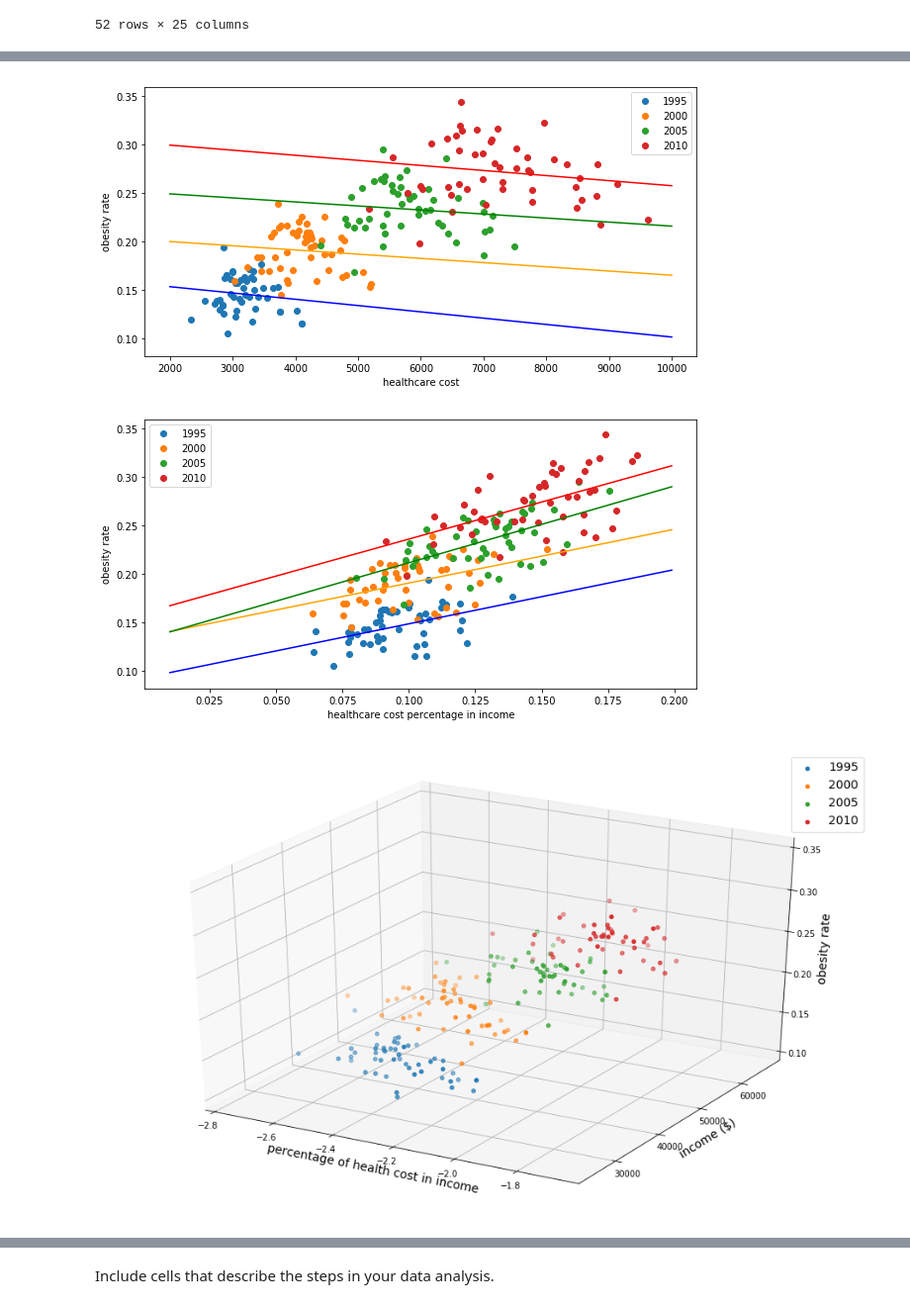
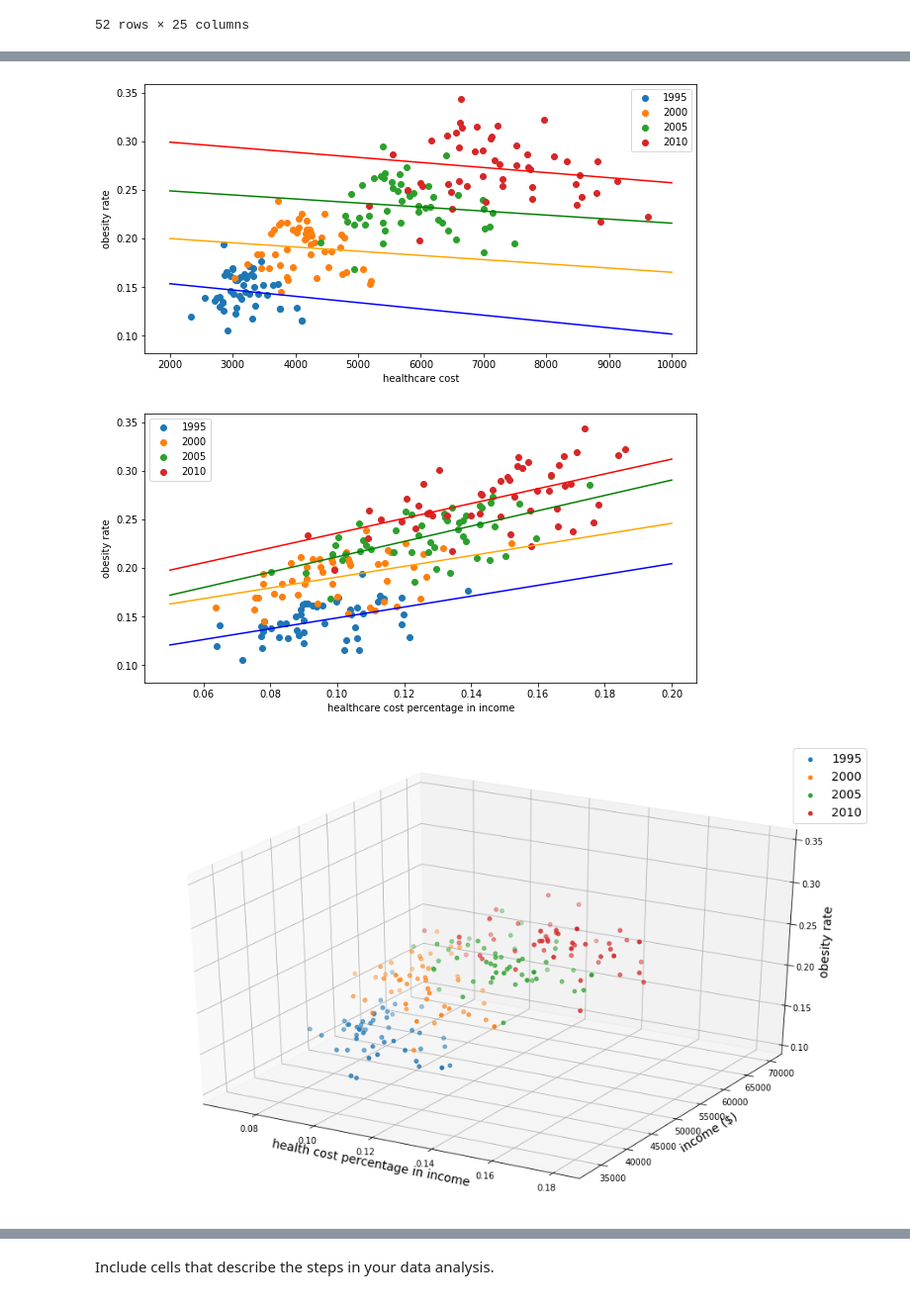
Before and after one commit to pcn006/Projects, a Jupyter notebook: FinalProject.ipynb, the cells around one changed output, grey strips where cells are left out. Shown at 99% size. Cells and saved outputs as stored; diff of their text form; code cells hidden in the pictures.

```diff
--- a/FinalProject.ipynb
+++ b/FinalProject.ipynb
@@ -171,0 +120,13 @@ corr_2010
+# %%
+##
+##
+years = np.array([1995, 2000, 2003, 2004, 2005, 2006, 2007, 2008, 2009, 2010, 2011, 2012, 2013, 2014])
+for i in years:
+    exec("data_"+str(i)+" = income_summary[['state', '"+str(i)+"']]")
+    exec("data_"+str(i)+" = data_"+str(i)+".rename(index=str, columns={'"+str(i)+"':'income'})")
+    exec("data_"+str(i)+" = pd.merge(data_"+str(i)+", obesity_summary[['state','"+str(i)+"']], on=('state'))")
+    exec("data_"+str(i)+" = data_"+str(i)+".rename(index=str, columns={'"+str(i)+"':'obesity'})")
+    exec("data_"+str(i)+" = pd.merge(data_"+str(i)+", health_summary[['state','"+str(i)+"']], on=('state'))")
+    exec("data_"+str(i)+" = data_"+str(i)+".rename(index=str, columns={'"+str(i)+"':'health_cost'})")
+    exec("data_"+str(i)+"['health/income'] = data_"+str(i)+"['health_cost']/data_"+str(i)+"['income']")
+    exec("data_"+str(i)+".dropna()")
@@ -175,10 +163,9 @@ corr_2010
 #
 ##plot data
 plt.figure(figsize = [10, 5])
-plt.scatter(data_1995['income'], data_1995['obesity'], label = '1995')
-plt.scatter(data_2000['income'], data_2000['obesity'], label = '2000')
-plt.scatter(data_2005['income'], data_2005['obesity'], label = '2005')
-plt.scatter(data_2010['income'], data_2010['obesity'], label = '2010')
+for i in [1995, 2000, 2005, 2010]:
+    exec("plt.scatter(data_"+str(i)+"['income'], data_"+str(i)+"['obesity'], label = '"+str(i)+"')")
+
 ##plot fitting
 line = np.arange(20000, 70000, 1000)
 a, b = np.polyfit(data_1995['income'], data_1995['obesity'], 1)
@@ -198,6 +185,7 @@ plt.scatter(data_1995['health_cost'], data_1995['obesity'], label = '1995')
 plt.scatter(data_2000['health_cost'], data_2000['obesity'], label = '2000')
 plt.scatter(data_2005['health_cost'], data_2005['obesity'], label = '2005')
 plt.scatter(data_2010['health_cost'], data_2010['obesity'], label = '2010')
+
 #plot fitting
 line = np.arange(2000, 11000, 1000)
 a, b = np.polyfit(data_1995['health_cost'], data_1995['obesity'], 1)
@@ -218,7 +206,7 @@ plt.scatter(data_2000['health/income'], data_2000['obesity'], label = '2000')
 plt.scatter(data_2005['health/income'], data_2005['obesity'], label = '2005')
 plt.scatter(data_2010['health/income'], data_2010['obesity'], label = '2010')
 #plot fitting
-line = np.arange(0.01, 0.20, 0.001)
+line = np.arange(0.05, 0.20, 0.001)
 a, b = np.polyfit(data_1995['health/income'], data_1995['obesity'], 1)
 plt.plot(line, line * a + b, '-b',)
 a, b = np.polyfit(data_2000['health/income'], data_2000['obesity'], 1)
@@ -230,14 +218,16 @@ plt.plot(line, line * a + b, '-r',)
 plt.legend()
 plt.xlabel('healthcare cost percentage in income')
 plt.ylabel('obesity rate')
+
 fig = plt.figure(figsize= [10*1.618, 10])
 ax = plt.axes(projection='3d')
-ax.scatter3D(np.log(data_1995['health/income']), data_1995['income'], data_1995['obesity'], label = "1995")
-ax.scatter3D(np.log(data_2000['health/income']), data_2000['income'], data_2000['obesity'], label = "2000")
-ax.scatter3D(np.log(data_2005['health/income']), data_2005['income'], data_2005['obesity'], label = "2005")
-ax.scatter3D(np.log(data_2010['health/income']), data_2010['income'], data_2010['obesity'], label = "2010")
-ax.set_xlabel('percentage of health cost in income', fontsize = 14)
+ax.scatter3D((data_1995['health/income']), data_1995['income']*1.02**15, data_1995['obesity'], label = "1995")
+ax.scatter3D((data_2000['health/income']), data_2000['income']*1.02**10, data_2000['obesity'], label = "2000")
+ax.scatter3D((data_2005['health/income']), data_2005['income']*1.02**5, data_2005['obesity'], label = "2005")
+ax.scatter3D((data_2010['health/income']), data_2010['income']*1.02**0, data_2010['obesity'], label = "2010")
+ax.set_xlabel('health cost percentage in income ', fontsize = 14)
 ax.set_ylabel('income ($)', fontsize = 14)
 ax.set_zlabel('obesity rate', fontsize = 14);
 ax.legend(fontsize = 14)
+ax.set_xlim([min(data_1995['health/income']), max(data_2010['health/income']) ])
 # %% [output]
@@ -246,3 +236,3 @@ ax.legend(fontsize = 14)
-[figure, old version]
+[figure, new version]
-[figure, old version]
+[figure, new version]
-[figure, old version]
+[figure, new version]
```
Also changed, not shown: parts of 8 cells of this notebook.
